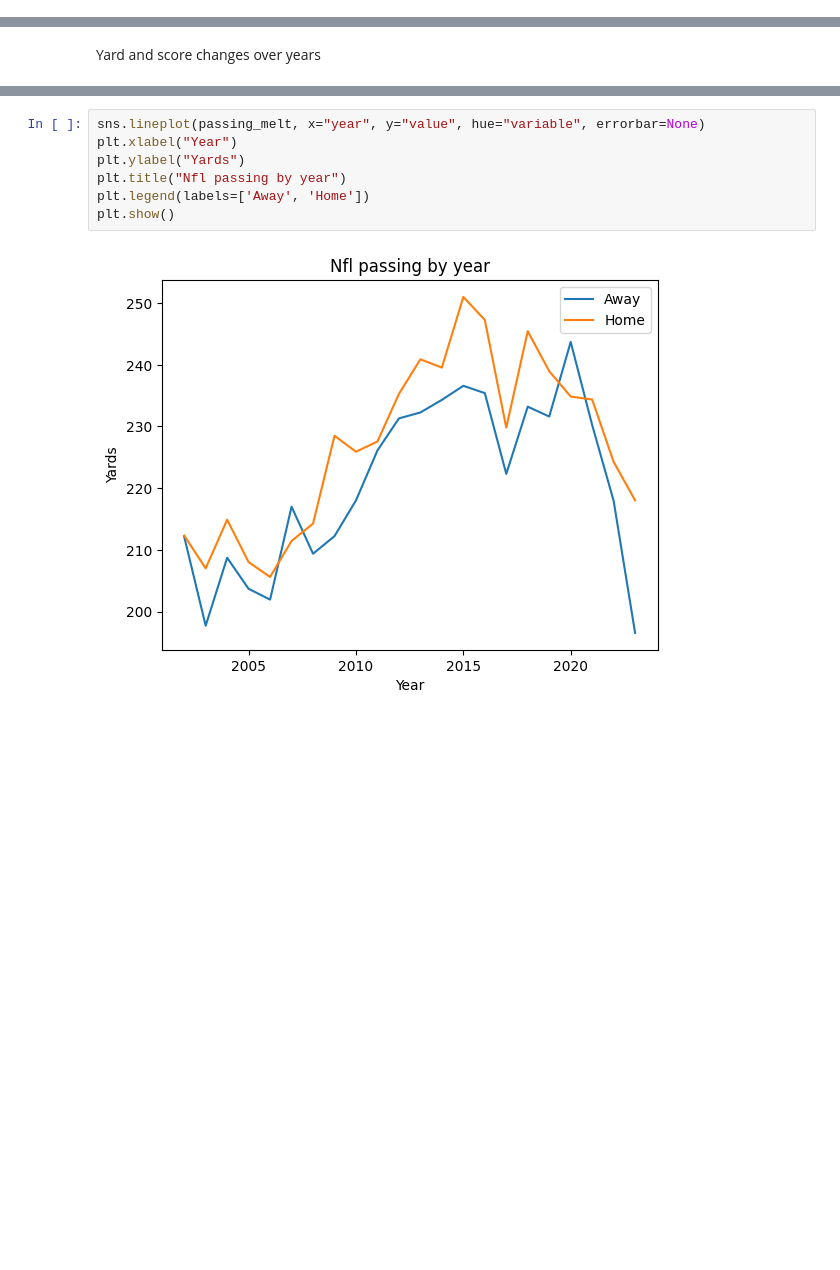
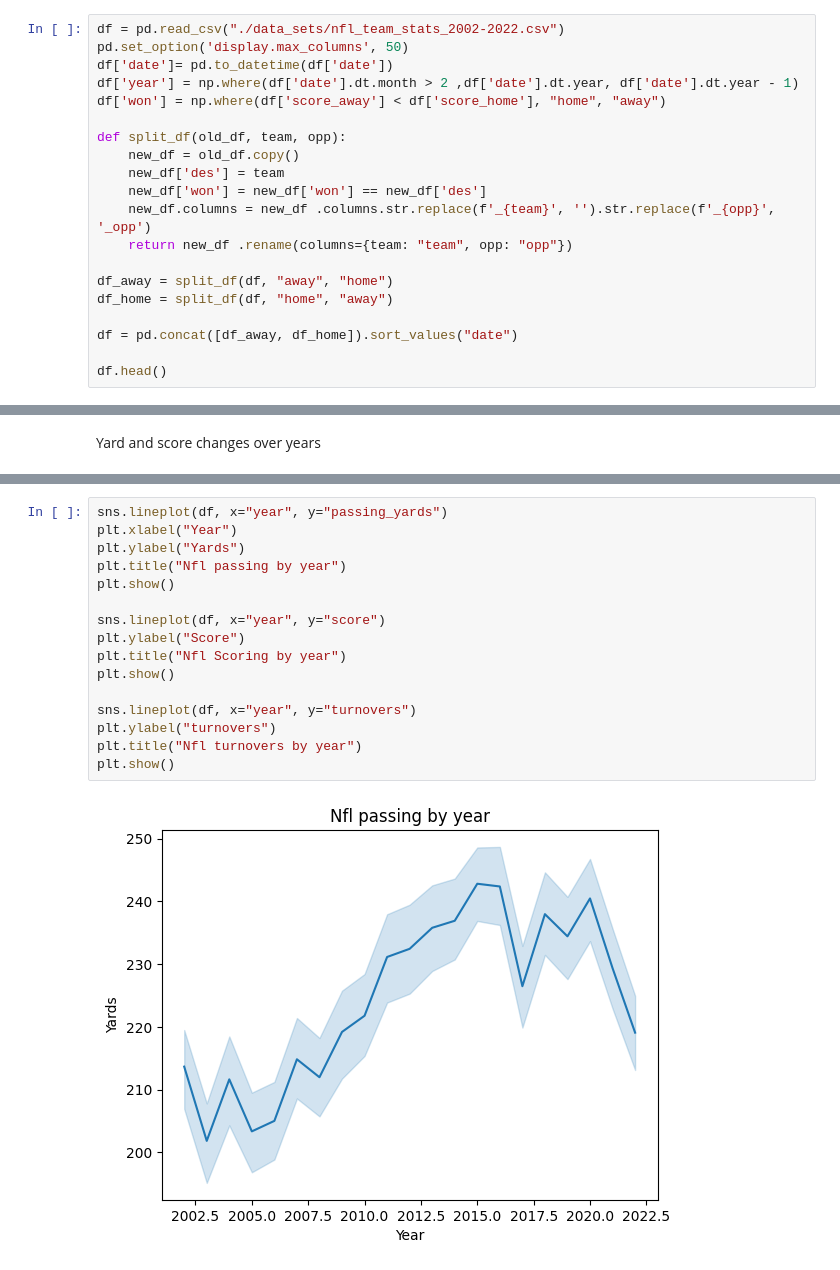
Before and after one commit to Griffmatt/kaggle, a Jupyter notebook: teamStats.ipynb, the cells around one changed output, grey strips where cells are left out. Saved outputs shown, nothing was run; the diff lists cells and outputs as text; blank space fills up the shorter version.

```diff
--- a/teamStats.ipynb
+++ b/teamStats.ipynb
@@ -11,0 +6,20 @@ df['winner'] = np.where(df['score_away'] < df['score_home'], "Home", "Away")
+# %%
+df = pd.read_csv("./data_sets/nfl_team_stats_2002-2022.csv")
+pd.set_option('display.max_columns', 50)
+df['date']= pd.to_datetime(df['date'])
+df['year'] = np.where(df['date'].dt.month > 2 ,df['date'].dt.year, df['date'].dt.year - 1)
+df['won'] = np.where(df['score_away'] < df['score_home'], "home", "away")
+
+def split_df(old_df, team, opp):
+    new_df = old_df.copy()
+    new_df['des'] = team
+    new_df['won'] = new_df['won'] == new_df['des']
+    new_df.columns = new_df .columns.str.replace(f'_{team}', '').str.replace(f'_{opp}', '_opp')
+    return new_df .rename(columns={team: "team", opp: "opp"})
+
+df_away = split_df(df, "away", "home")
+df_home = split_df(df, "home", "away")
+
+df = pd.concat([df_away, df_home]).sort_values("date")
+
+df.head()
@@ -135,9 +137,18 @@ plt.show()
 # %%
-sns.lineplot(passing_melt, x="year", y="value", hue="variable", errorbar=None)
+sns.lineplot(df, x="year", y="passing_yards")
 plt.xlabel("Year")
 plt.ylabel("Yards")
 plt.title("Nfl passing by year")
-plt.legend(labels=['Away', 'Home'])
 plt.show()
+
+sns.lineplot(df, x="year", y="score")
+plt.ylabel("Score")
+plt.title("Nfl Scoring by year")
+plt.show()
+
+sns.lineplot(df, x="year", y="turnovers")
+plt.ylabel("turnovers")
+plt.title("Nfl turnovers by year")
+plt.show()
 # %% [output]
-[figure, old version]
+[figure, new version]
```
Also changed, not shown: parts of 19 cells of this notebook.
